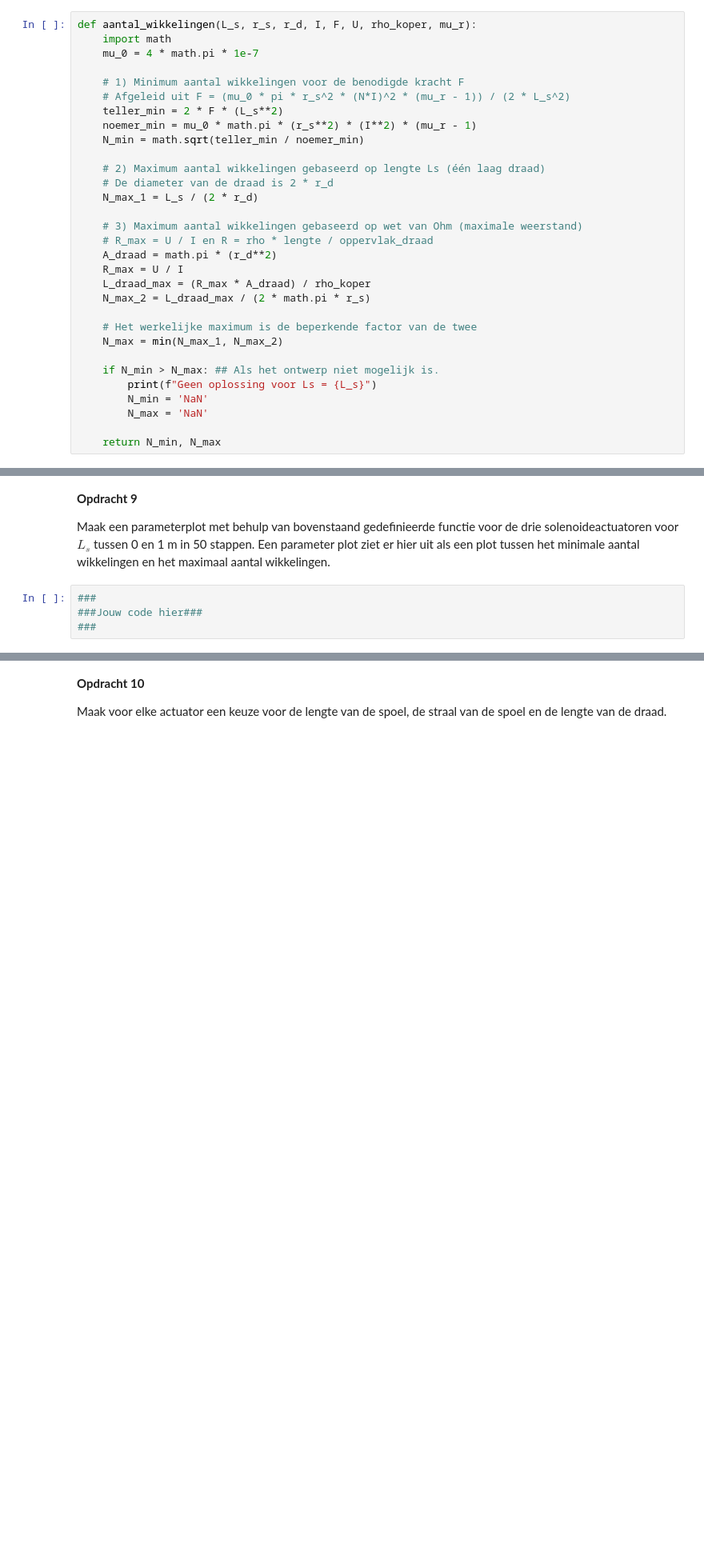
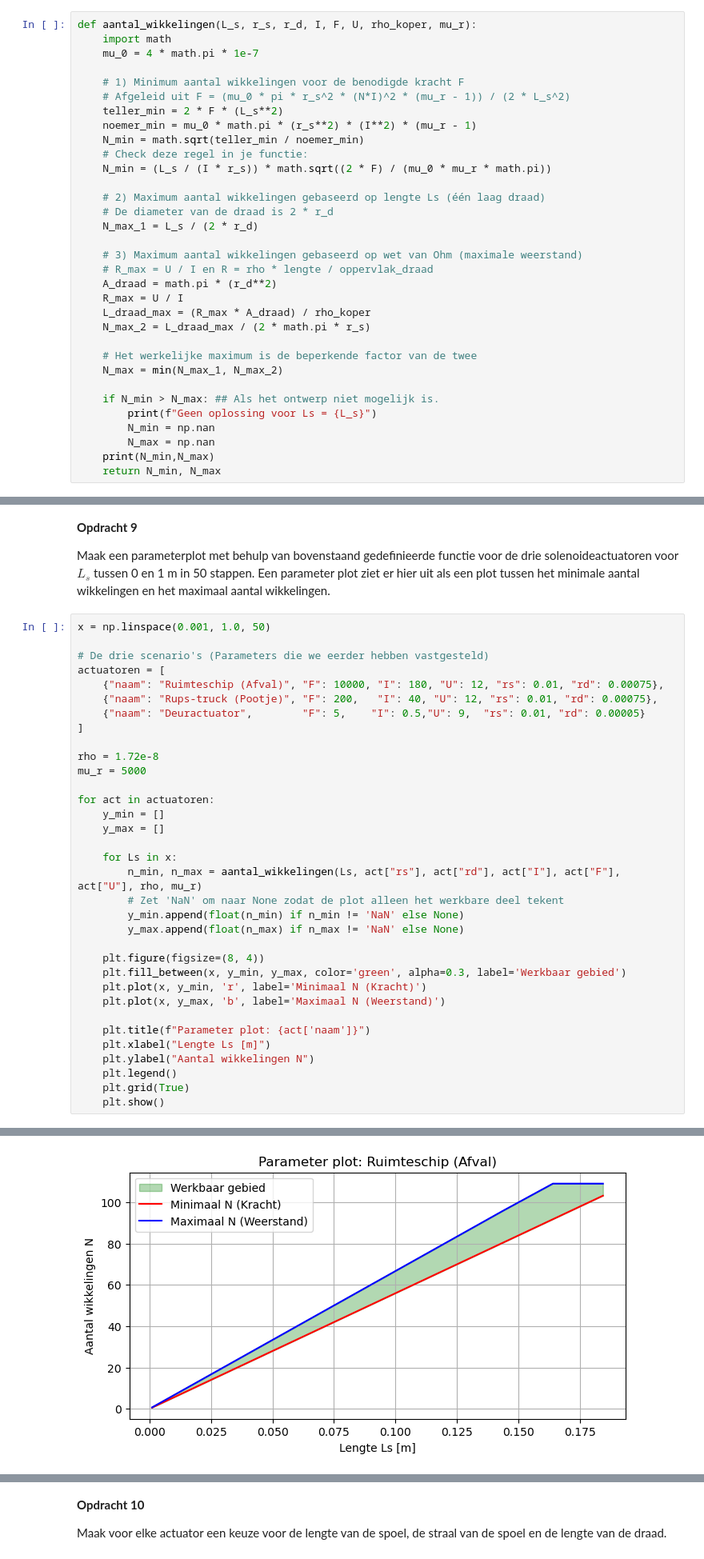
Before and after one commit to carstenschroevers-eng/opdrachten-DEF-D, a Jupyter notebook: KrachtactuatorOpdracht.ipynb, the cells around one changed output, grey strips where cells are left out. Shown at 80% size. Cells and saved outputs as stored; diff of their text form; blank space fills up the shorter version.

```diff
--- a/KrachtactuatorOpdracht.ipynb
+++ b/KrachtactuatorOpdracht.ipynb
@@ -188,6 +188,8 @@ def aantal_wikkelingen(L_s, r_s, r_d, I, F, U, rho_koper, mu_r):
     teller_min = 2 * F * (L_s**2)
     noemer_min = mu_0 * math.pi * (r_s**2) * (I**2) * (mu_r - 1)
     N_min = math.sqrt(teller_min / noemer_min)
+    # Check deze regel in je functie:
+    N_min = (L_s / (I * r_s)) * math.sqrt((2 * F) / (mu_0 * mu_r * math.pi))
 
     # 2) Maximum aantal wikkelingen gebaseerd op lengte Ls (één laag draad)
     # De diameter van de draad is 2 * r_d
@@ -205,9 +207,9 @@ def aantal_wikkelingen(L_s, r_s, r_d, I, F, U, rho_koper, mu_r):
 
     if N_min > N_max: ## Als het ontwerp niet mogelijk is.
         print(f"Geen oplossing voor Ls = {L_s}")
-        N_min = 'NaN'
-        N_max = 'NaN'
-
+        N_min = np.nan
+        N_max = np.nan
+    print(N_min,N_max)
     return N_min, N_max
 # %% [markdown]
 Een parameter plot geeft ons inzicht in de haalbaarheid van het idee. In dit geval willen we kijken naar het mogelijke aantal wikkelingen en de lengte van onze solenoide. Hieronder staat een voorbeeld van code die een voorbeeld plot creëert met minimale eis $y=x$ en de maximale eis $y=2x$.
@@ -260,6 +235,37 @@ Geen oplossing voor Ls = 0.1
 
 Maak een parameterplot met behulp van bovenstaand gedefinieerde functie voor de drie solenoideactuatoren voor $L_s$ tussen 0 en 1 m in 50 stappen. Een parameter plot ziet er hier uit als een plot tussen het minimale aantal wikkelingen en het maximaal aantal wikkelingen.
 # %%
-###
-###Jouw code hier###
-###
+x = np.linspace(0.001, 1.0, 50)
+
+# De drie scenario's (Parameters die we eerder hebben vastgesteld)
+actuatoren = [
+    {"naam": "Ruimteschip (Afval)", "F": 10000, "I": 180, "U": 12, "rs": 0.01, "rd": 0.00075},
+    {"naam": "Rups-truck (Pootje)", "F": 200,   "I": 40, "U": 12, "rs": 0.01, "rd": 0.00075},
+    {"naam": "Deuractuator",        "F": 5,    "I": 0.5,"U": 9,  "rs": 0.01, "rd": 0.00005}
+]
+
+rho = 1.72e-8
+mu_r = 5000
+
+for act in actuatoren:
+    y_min = []
+    y_max = []
+
+    for Ls in x:
+        n_min, n_max = aantal_wikkelingen(Ls, act["rs"], act["rd"], act["I"], act["F"], act["U"], rho, mu_r)
+        # Zet 'NaN' om naar None zodat de plot alleen het werkbare deel tekent
+        y_min.append(float(n_min) if n_min != 'NaN' else None)
+        y_max.append(float(n_max) if n_max != 'NaN' else None)
+
+    plt.figure(figsize=(8, 4))
+    plt.fill_between(x, y_min, y_max, color='green', alpha=0.3, label='Werkbaar gebied')
+    plt.plot(x, y_min, 'r', label='Minimaal N (Kracht)')
+    plt.plot(x, y_max, 'b', label='Maximaal N (Weerstand)')
+
+    plt.title(f"Parameter plot: {act['naam']}")
+    plt.xlabel("Lengte Ls [m]")
+    plt.ylabel("Aantal wikkelingen N")
+    plt.legend()
+    plt.grid(True)
+    plt.show()
+# %% [output]
@@ -265,0 +289 @@ Maak een parameterplot met behulp van bovenstaand gedefinieerde functie voor de
+[figure, added]
```
Also changed, not shown: parts of 14 cells of this notebook.
